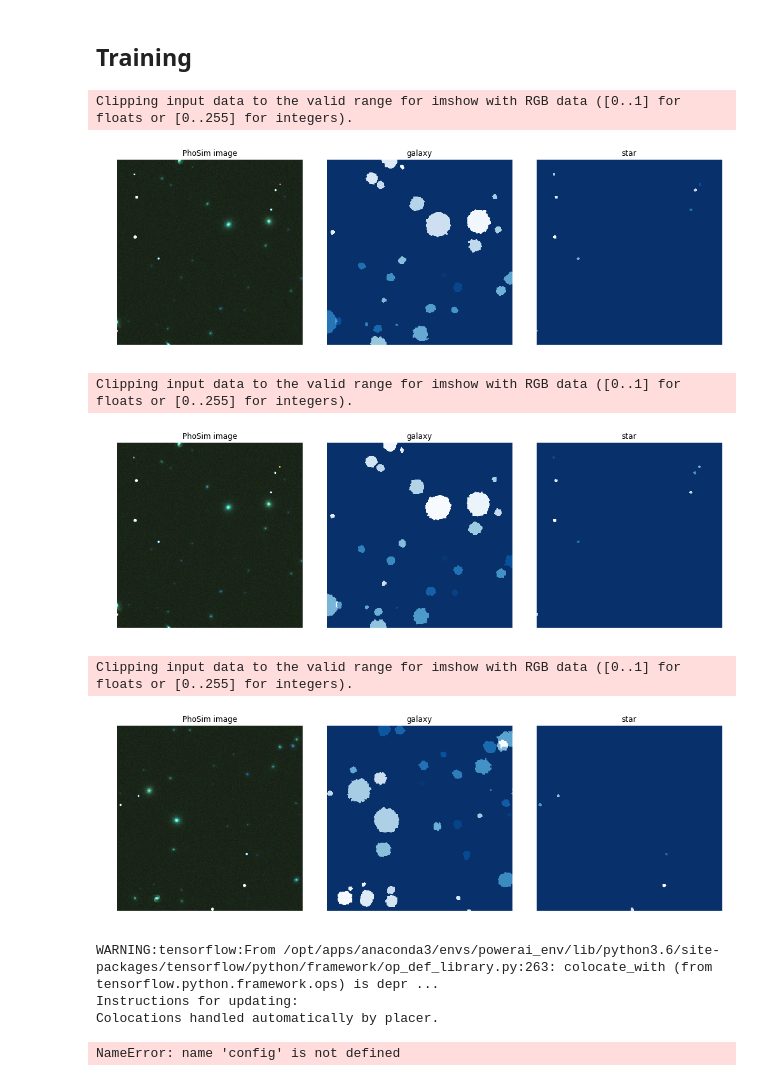
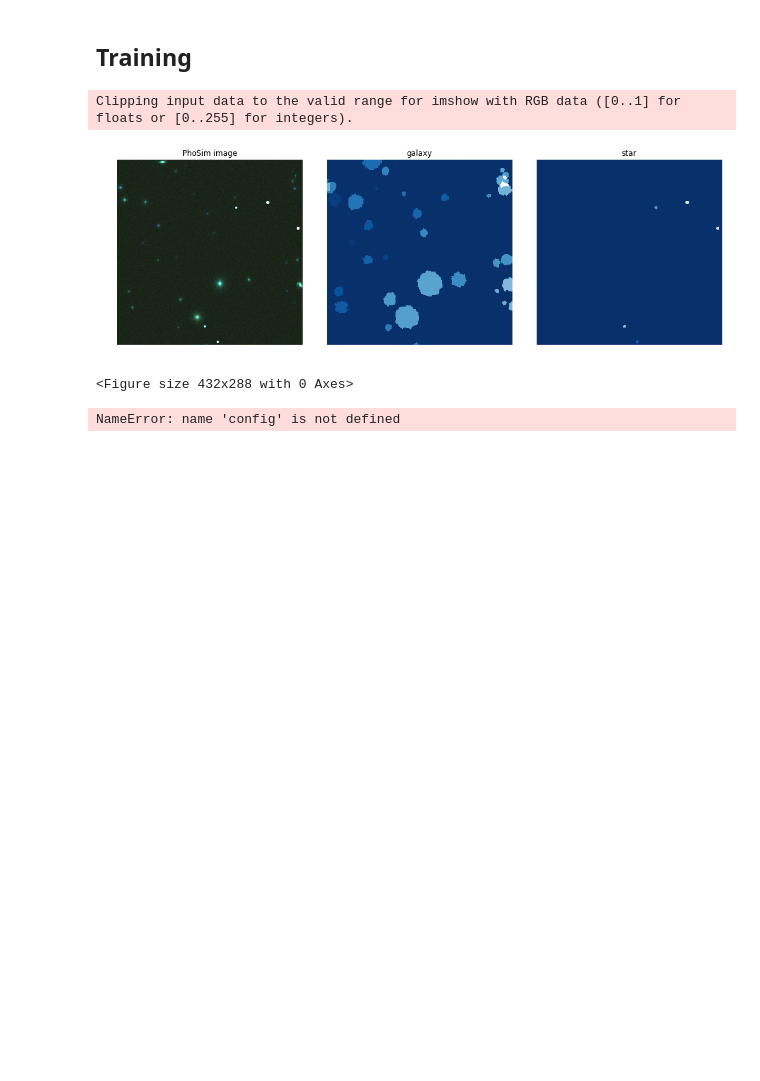
Before and after one commit to burke86/astro_rcnn, a Jupyter notebook: train.ipynb, the cells around one changed output. Saved outputs shown, nothing was run; the diff lists cells and outputs as text; code cells hidden in the pictures; blank space fills up the shorter version.

```diff
--- a/train.ipynb
+++ b/train.ipynb
@@ -104,33 +104,28 @@ dataset_val.prepare()
 ## Training
 # %%
 # Load and display random samples
-image_ids = np.random.choice(dataset_train.image_ids, 3)
+image_ids = np.random.choice(dataset_train.image_ids, 1)
 for image_id in image_ids:
     image = dataset_train.load_image(image_id)
     image_show = image.copy()
     image_show[:,:,2] = 0.6*image_show[:,:,2] # colors
     mask, class_ids = dataset_train.load_mask(image_id)
     visualize.display_top_masks(image_show, mask, class_ids, dataset_train.class_names)
 
+plt.savefig("./training_example.eps",fmt="eps")
 ## CREATE MODEL
 
 # Create model in training mode
 model = modellib.MaskRCNN(mode="training", config=train_config, model_dir=MODEL_DIR)
 
 # Load weights trained on MS COCO, but skip layers that
 # are different due to the different number of classes
 # See README for instructions to download the COCO weights
 model.load_weights(COCO_MODEL_PATH, by_name=True, exclude=["mrcnn_class_logits", "mrcnn_bbox_fc","mrcnn_bbox", "mrcnn_mask"])
 # %% [output]
 Clipping input data to the valid range for imshow with RGB data ([0..1] for floats or [0..255] for integers).
-[figure, old version]
+[figure, new version]
-Clipping input data to the valid range for imshow with RGB data ([0..1] for floats or [0..255] for integers).
+<Figure size 432x288 with 0 Axes>
-[figure, removed]
-Clipping input data to the valid range for imshow with RGB data ([0..1] for floats or [0..255] for integers).
-[figure, removed]
-WARNING:tensorflow:From /opt/apps/anaconda3/envs/powerai_env/lib/python3.6/site-packages/tensorflow/python/framework/op_def_library.py:263: colocate_with (from tensorflow.python.framework.ops) is depr ...
-Instructions for updating:
-Colocations handled automatically by placer.
 # %%
 # Train the head branches
 # Passing layers="heads" freezes all layers except the head
```
Also changed, not shown: parts of 5 cells of this notebook, 57 other files.
